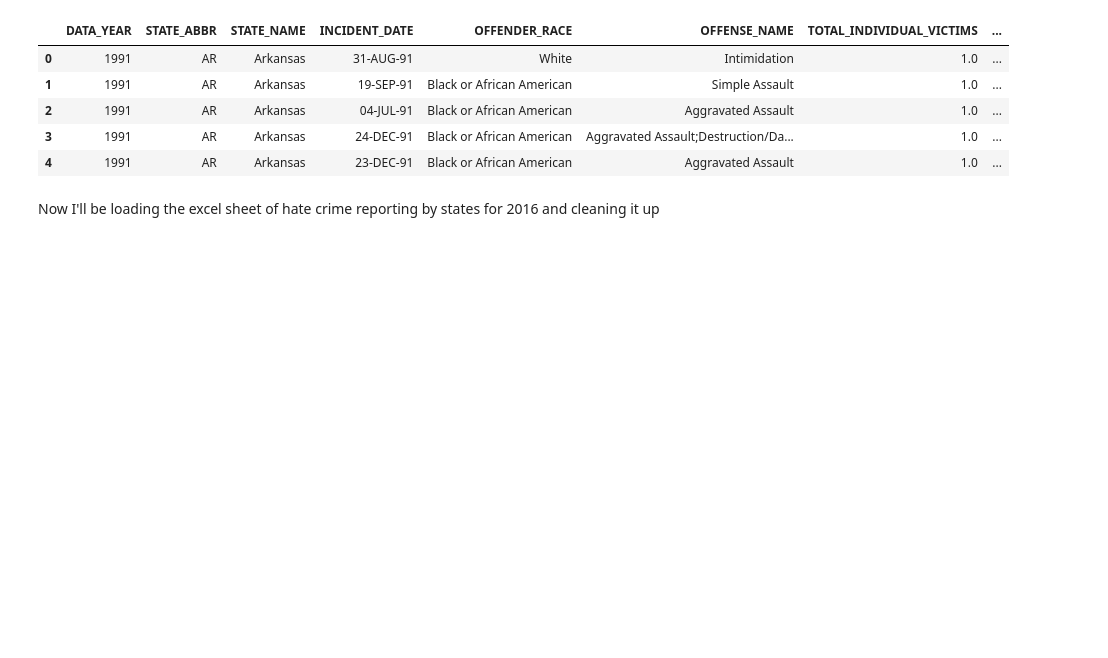
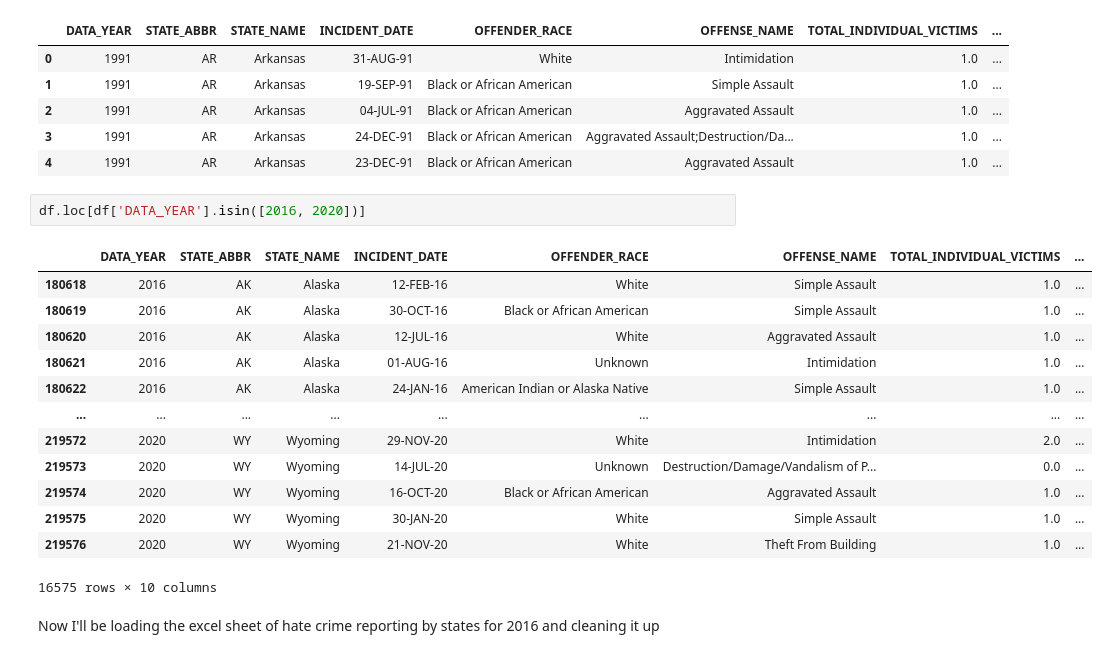
Before and after one commit to jaiduncan/HateCrimeStatistics2020, a Jupyter notebook: HateCrimes.ipynb, the cells around one changed output. Drawn from its saved outputs; the diff is of its cells as text; blank space fills up the shorter version.

```diff
--- a/HateCrimes.ipynb
+++ b/HateCrimes.ipynb
@@ -49,6 +49,22 @@ df.head()
 | 2 | 1991 | AR | Arkansas | 04-JUL-91 | Black or African American | Aggravated Assault | 1.0 | ... |
 | 3 | 1991 | AR | Arkansas | 24-DEC-91 | Black or African American | Aggravated Assault;Destruction/Da... | 1.0 | ... |
 | 4 | 1991 | AR | Arkansas | 23-DEC-91 | Black or African American | Aggravated Assault | 1.0 | ... |
+# %%
+df.loc[df['DATA_YEAR'].isin([2016, 2020])]
+# %% [output]
+|  | DATA_YEAR | STATE_ABBR | STATE_NAME | INCIDENT_DATE | OFFENDER_RACE | OFFENSE_NAME | TOTAL_INDIVIDUAL_VICTIMS | ... |
+| 180618 | 2016 | AK | Alaska | 12-FEB-16 | White | Simple Assault | 1.0 | ... |
+| 180619 | 2016 | AK | Alaska | 30-OCT-16 | Black or African American | Simple Assault | 1.0 | ... |
+| 180620 | 2016 | AK | Alaska | 12-JUL-16 | White | Aggravated Assault | 1.0 | ... |
+| 180621 | 2016 | AK | Alaska | 01-AUG-16 | Unknown | Intimidation | 1.0 | ... |
+| 180622 | 2016 | AK | Alaska | 24-JAN-16 | American Indian or Alaska Native | Simple Assault | 1.0 | ... |
+| ... | ... | ... | ... | ... | ... | ... | ... | ... |
+| 219572 | 2020 | WY | Wyoming | 29-NOV-20 | White | Intimidation | 2.0 | ... |
+| 219573 | 2020 | WY | Wyoming | 14-JUL-20 | Unknown | Destruction/Damage/Vandalism of P... | 0.0 | ... |
+| 219574 | 2020 | WY | Wyoming | 16-OCT-20 | Black or African American | Aggravated Assault | 1.0 | ... |
+| 219575 | 2020 | WY | Wyoming | 30-JAN-20 | White | Simple Assault | 1.0 | ... |
+| 219576 | 2020 | WY | Wyoming | 21-NOV-20 | White | Theft From Building | 1.0 | ... |
+16575 rows × 10 columns
 # %% [markdown]
 Now I'll be loading the excel sheet of hate crime reporting by states for 2016 and cleaning it up
 # %%
```
Also changed, not shown: parts of 5 cells of this notebook.
